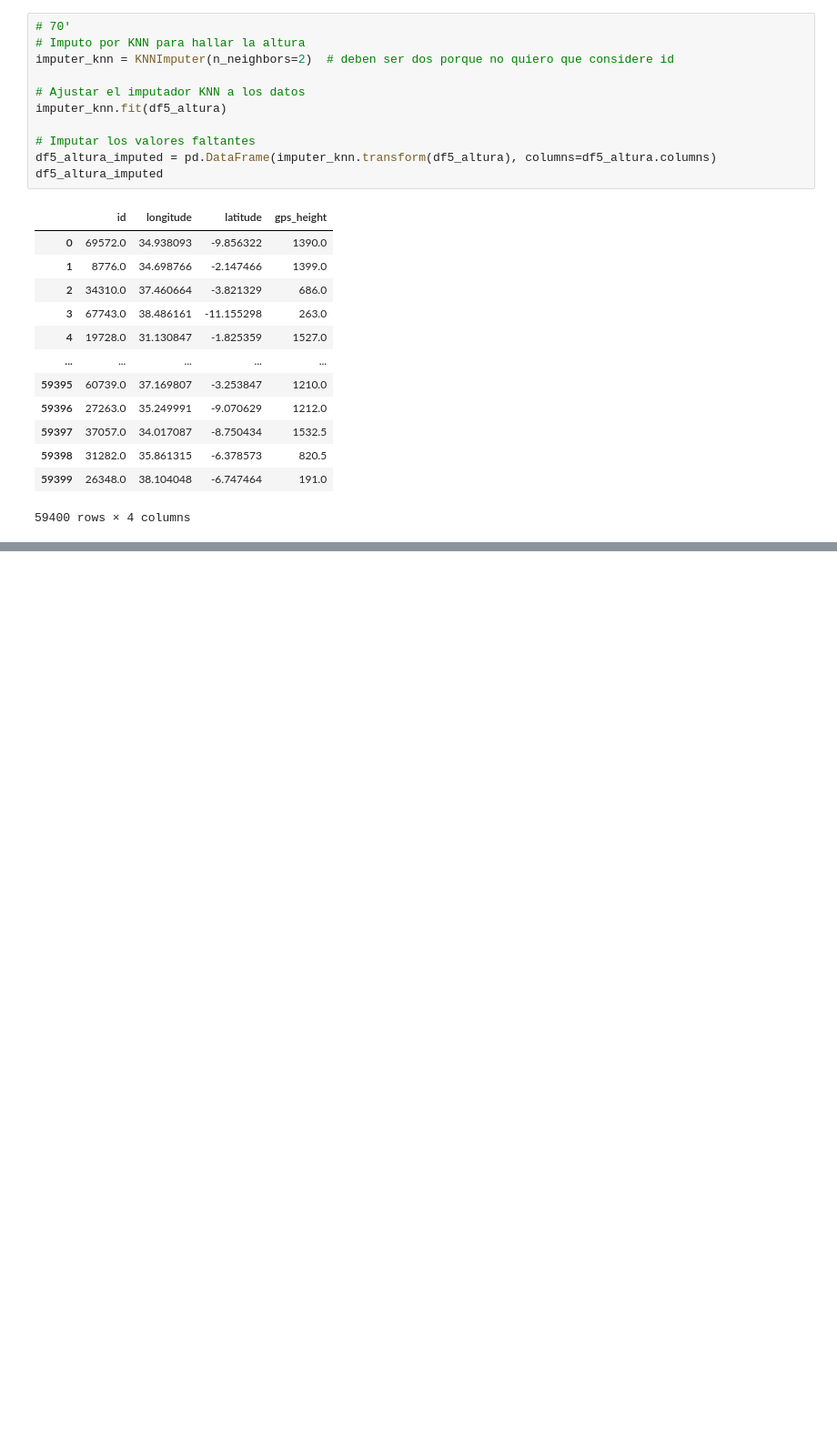
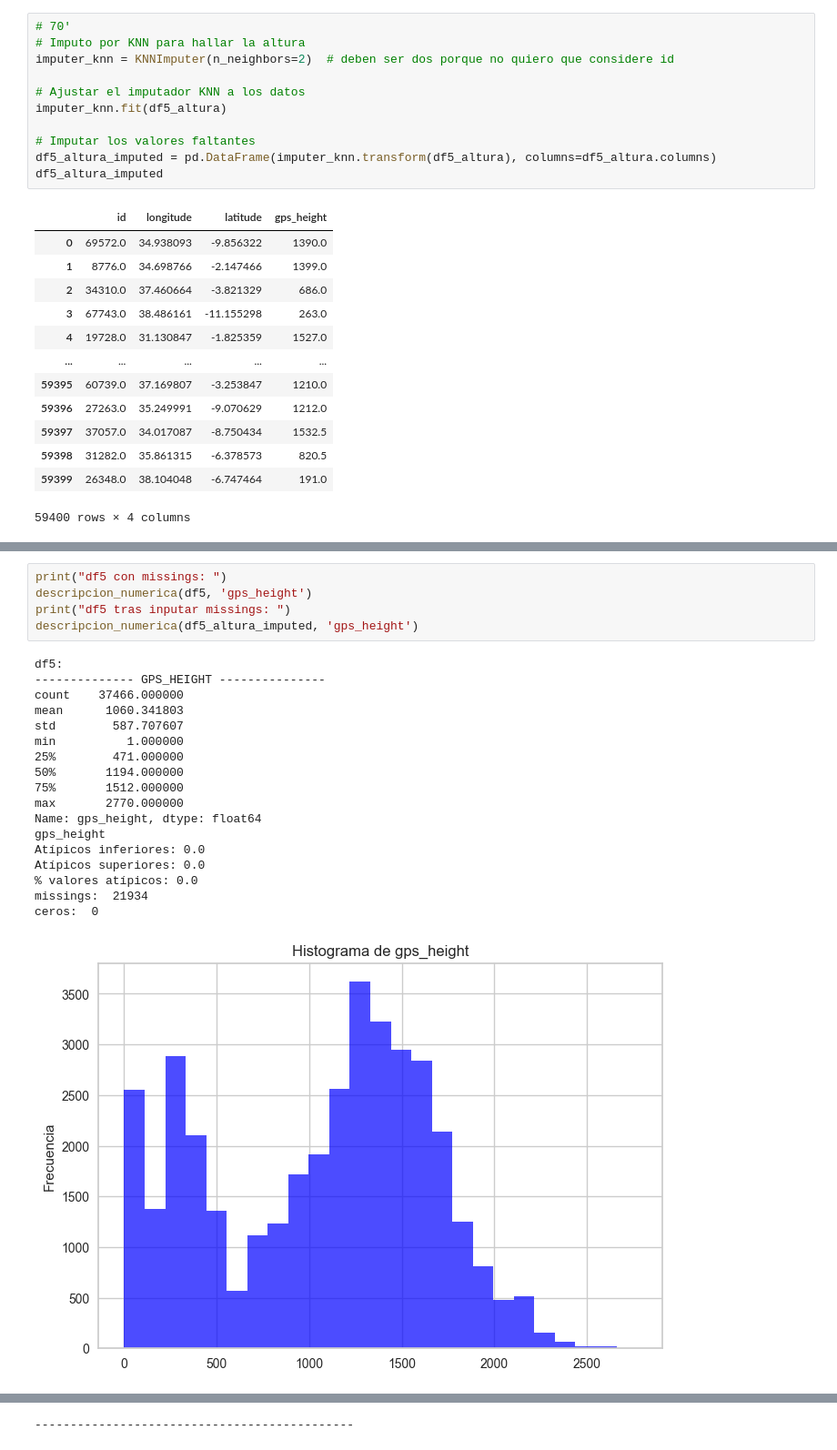
Before and after one commit to jogarman/Machine_learning, a Jupyter notebook: V4.2_imputar_nulos.ipynb, the cells around one changed output, grey strips where cells are left out. Shown: that part at 91% size. Drawn from its saved outputs; the diff is of its cells as text; blank space fills up the shorter version.

```diff
--- a/V4.2_imputar_nulos.ipynb
+++ b/V4.2_imputar_nulos.ipynb
@@ -253,0 +188,24 @@ df5.head(50)
+# %%
+print("df5 con missings: ")
+descripcion_numerica(df5, 'gps_height')
+print("df5 tras inputar missings: ")
+descripcion_numerica(df5_altura_imputed, 'gps_height')
+# %% [output]
+df5:
+-------------- GPS_HEIGHT ---------------
+count    37466.000000
+mean      1060.341803
+std        587.707607
+min          1.000000
+25%        471.000000
+50%       1194.000000
+75%       1512.000000
+max       2770.000000
+Name: gps_height, dtype: float64
+gps_height
+Atípicos inferiores: 0.0
+Atípicos superiores: 0.0
+% valores atípicos: 0.0
+missings:  21934
+ceros:  0
+[figure, added]
@@ -253,0 +231 @@ df5.head(50)
+---------------------------------------------
```
Also changed, not shown: parts of 24 cells of this notebook, 26 other files.
